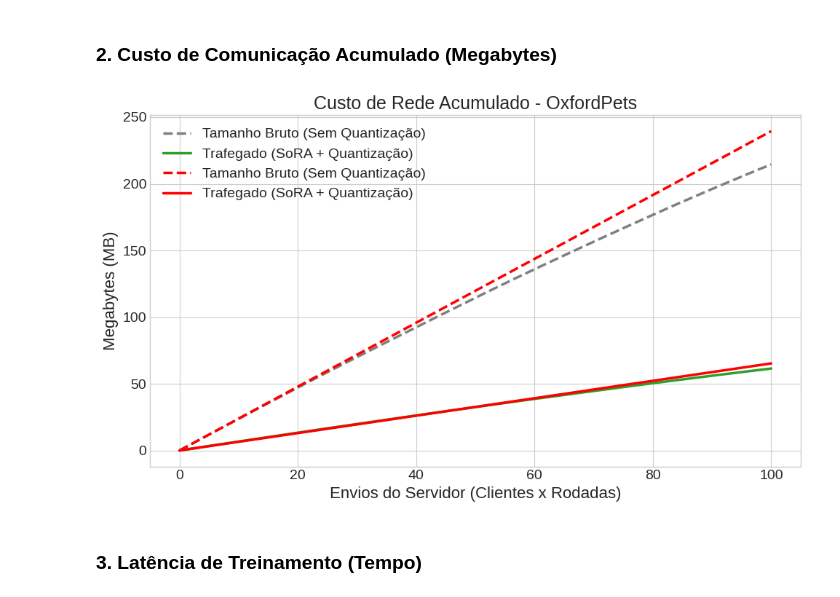
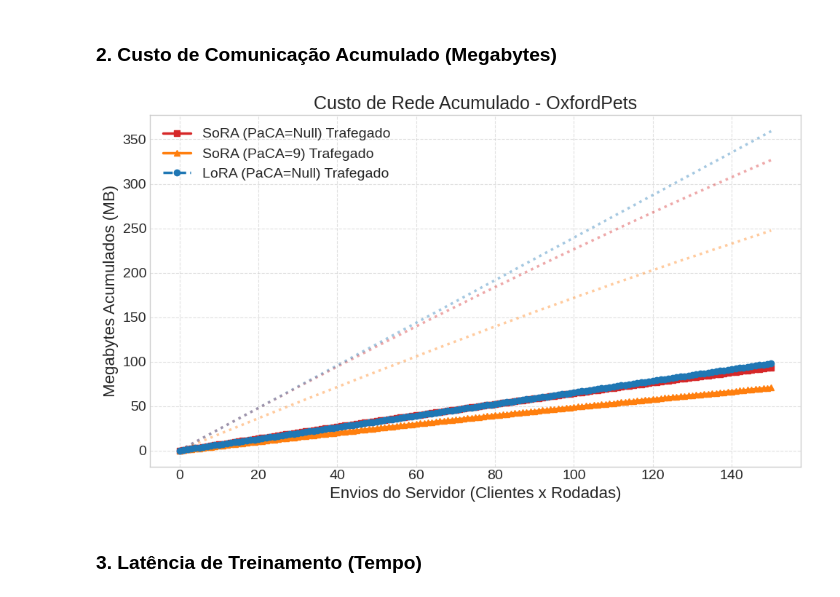
Before and after one commit to VeigarGit/FL_ServerPuma, a Jupyter notebook: src/system/plot_results.ipynb, the cells around one changed output. Drawn from its saved outputs; the diff is of its cells as text; code cells hidden in the pictures.

```diff
--- a/src/system/plot_results.ipynb
+++ b/src/system/plot_results.ipynb
@@ -111,47 +120,35 @@ plt.show()
 # %% [markdown]
 ### 2. Custo de Comunicação Acumulado (Megabytes)
-# %%
-plt.figure(figsize=(10, 6))
-
-if dados_sora:
-    eixo_x = range(len(dados_sora['mb_mean']))
-
-    # Linha mostrando o tamanho se enviasse o modelo bruto
-    plt.plot(eixo_x, dados_sora['mb_bruto_mean'], label='Tamanho Bruto (Sem Quantização)', color='gray', linestyle='--')
-
-    # Linha mostrando o que foi efetivamente trafegado com o SoRA
-    plt.plot(eixo_x, dados_sora['mb_mean'], label='Trafegado (SoRA + Quantização)', color='#2ca02c')
-
-    # Intervalo de confiança
-    plt.fill_between(eixo_x,
-                     dados_sora['mb_mean'] - dados_sora['mb_std'],
-                     dados_sora['mb_mean'] + dados_sora['mb_std'],
-                     color='#2ca02c', alpha=0.15)
-
-if dados_lora:
-    eixo_x = range(len(dados_lora['mb_mean']))
-
-    # Linha mostrando o tamanho se enviasse o modelo bruto
-    plt.plot(eixo_x, dados_lora['mb_bruto_mean'], label='Tamanho Bruto (Sem Quantização)', color='red', linestyle='--')
-
-    # Linha mostrando o que foi efetivamente trafegado com o SoRA
-    plt.plot(eixo_x, dados_lora['mb_mean'], label='Trafegado (SoRA + Quantização)', color='red')
-
-    # Intervalo de confiança
-    plt.fill_between(eixo_x,
-                     dados_lora['mb_mean'] - dados_lora['mb_std'],
-                     dados_lora['mb_mean'] + dados_lora['mb_std'],
-                     color='#2ca02c', alpha=0.15)
-
-plt.title(f"Custo de Rede Acumulado - {DATASET}")
-# Correção do Rótulo do Eixo X para refletir a lógica de 1 envio por cliente
-plt.xlabel("Envios do Servidor (Clientes x Rodadas)")
-plt.ylabel("Megabytes (MB)")
-plt.legend()
-plt.tight_layout()
-plt.show()
-# %% [output]
-[figure, removed]
+# %%
+plt.figure(figsize=(10, 6))
+
+plotou_algo = False
+for label, dados, color, marker, ls in configs:
+    if isinstance(dados, dict):
+        eixo = range(len(dados['mb_mean']))
+
+        # Linha pontilhada apagada mostrando o tamanho bruto daquela configuração
+        plt.plot(eixo, dados['mb_bruto_mean'], color=color, linestyle=':', alpha=0.4)
+
+        # Linha principal com quantização/SoRA
+        plt.plot(eixo, dados['mb_mean'], label=f"{label} Trafegado", color=color, linestyle=ls, marker=marker)
+        plt.fill_between(eixo,
+                         dados['mb_mean'] - dados['mb_std'],
+                         dados['mb_mean'] + dados['mb_std'], color=color, alpha=0.15)
+        plotou_algo = True
+
+if plotou_algo:
+    plt.title(f"Custo de Rede Acumulado - {DATASET}")
+    plt.xlabel("Envios do Servidor (Clientes x Rodadas)")
+    plt.ylabel("Megabytes Acumulados (MB)")
+    plt.legend()
+    plt.grid(True, linestyle='--', alpha=0.6)
+    plt.tight_layout()
+    plt.show()
+else:
+    print("⚠️ Nenhum dado encontrado para gerar o gráfico de Comunicação.")
+# %% [output]
+[figure, added]
 # %% [markdown]
 ### 3. Latência de Treinamento (Tempo)
 # %%
```
Also changed, not shown: parts of 10 cells of this notebook, 7 other files.
